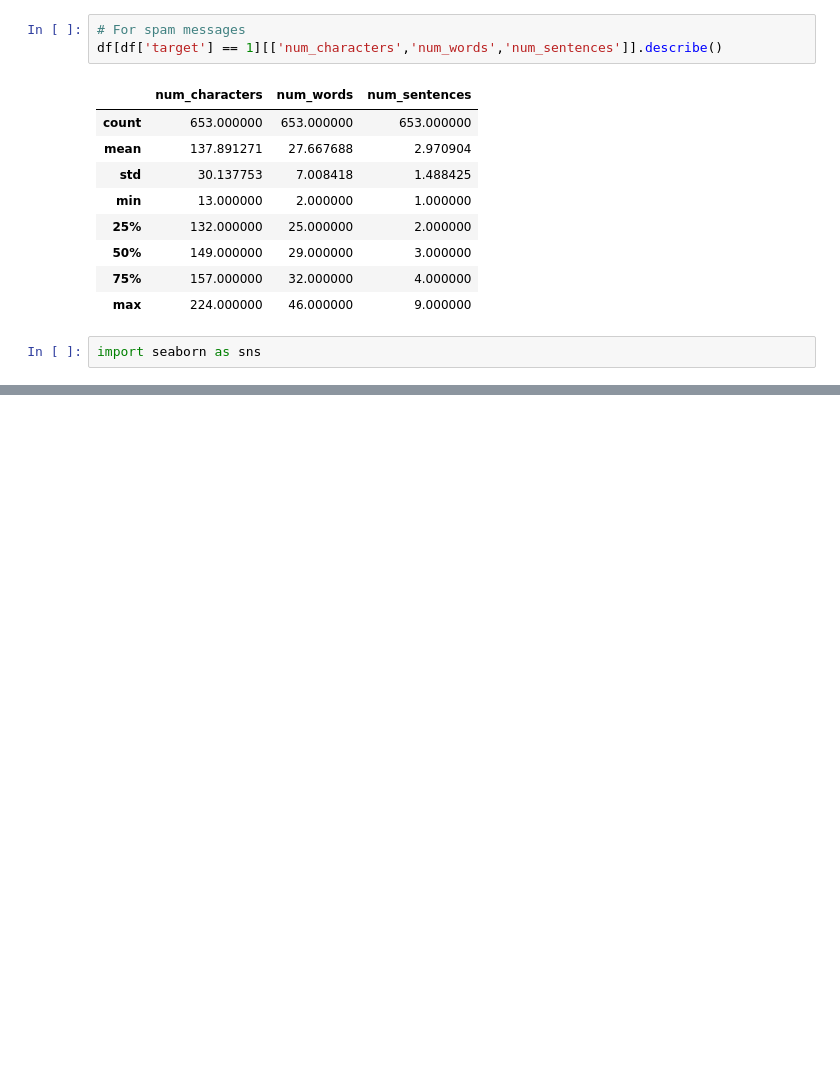
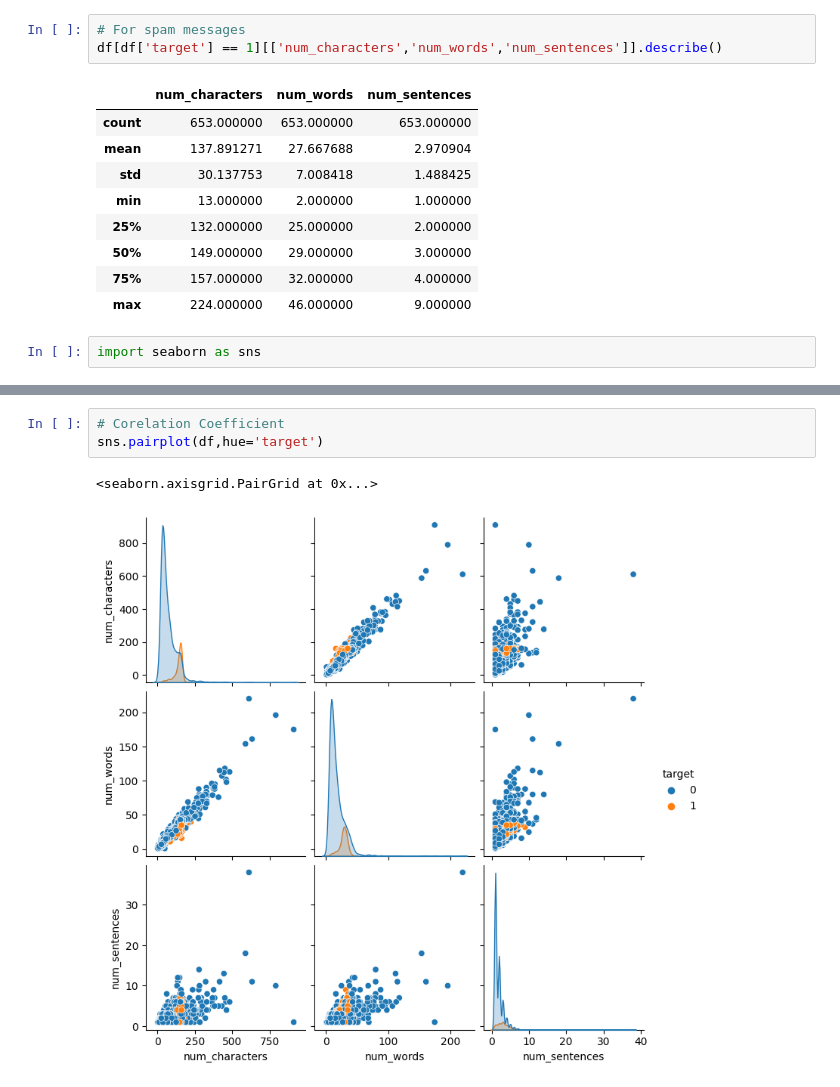
Before and after one commit to vansismishra/Spam-SMS-Detection, a Jupyter notebook: Spam_SMS_Detection.ipynb, the cells around one changed output, grey strips where cells are left out. Drawn from its saved outputs; the diff is of its cells as text; blank space fills up the shorter version.

```diff
--- a/Spam_SMS_Detection.ipynb
+++ b/Spam_SMS_Detection.ipynb
@@ -234,0 +245,6 @@ sns.histplot(df[df['target']==1]['num_characters'],color='red')
+# %%
+# Corelation Coefficient
+sns.pairplot(df,hue='target')
+# %% [output]
+<seaborn.axisgrid.PairGrid at 0x...>
+[figure, added]
```
Also changed, not shown: parts of 31 cells of this notebook.
